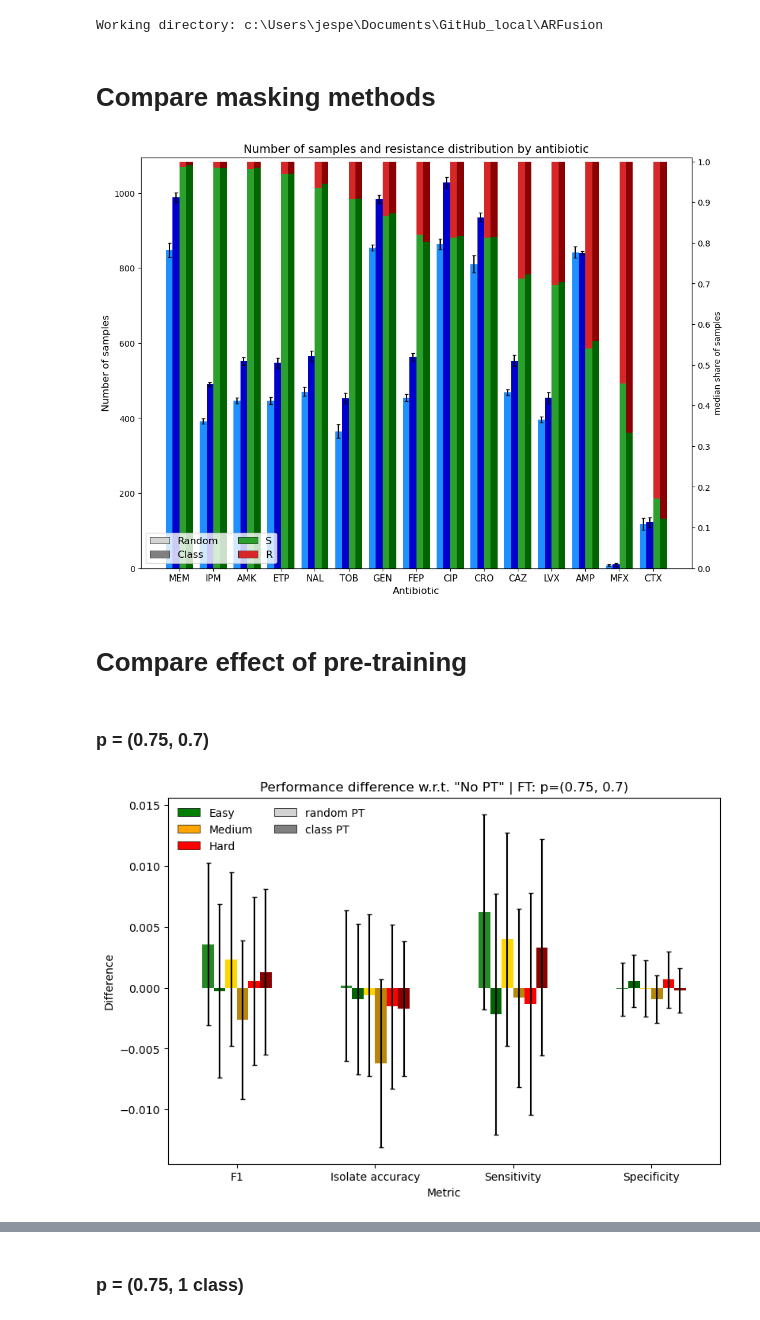
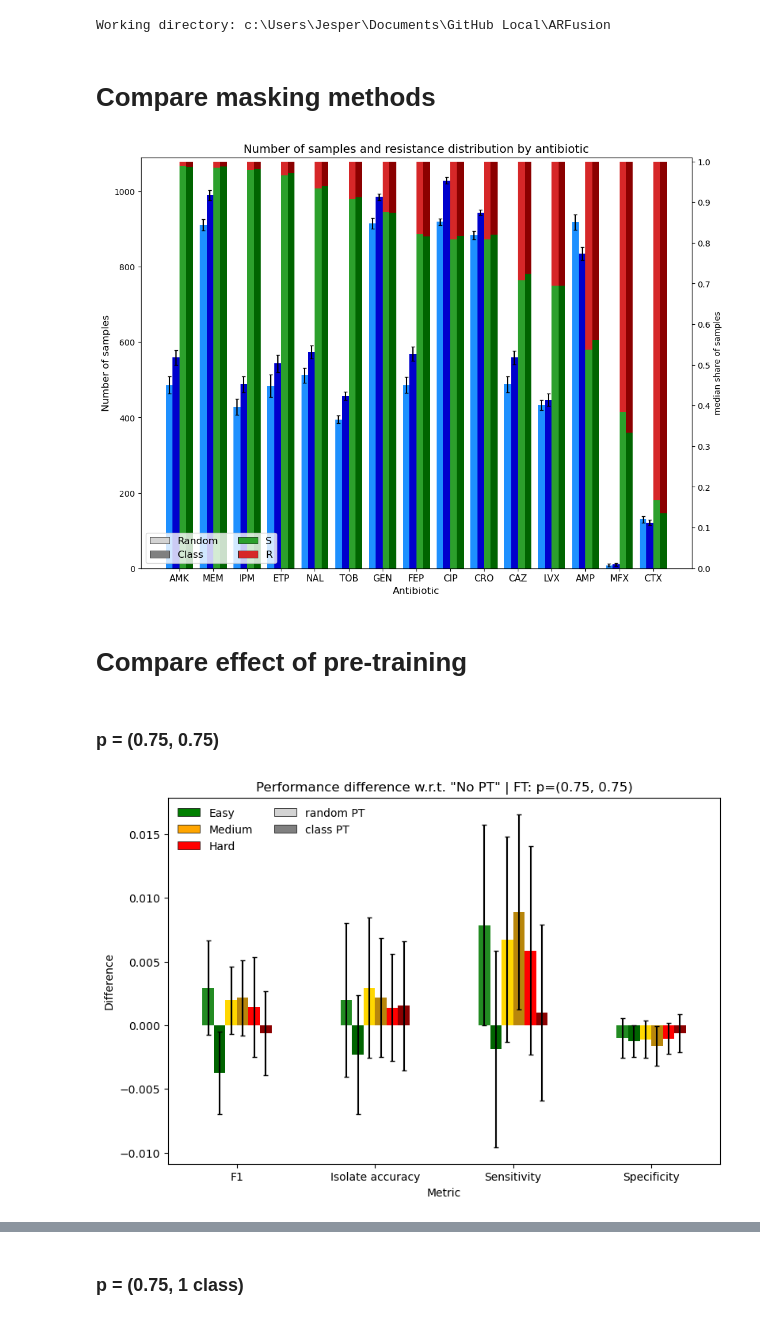
Before and after one commit to jespeols/ARFusion, a Jupyter notebook: overall_and_ab_analysis.ipynb, the cells around one changed output, grey strips where cells are left out. Cells and saved outputs as stored; diff of their text form; code cells hidden in the pictures.

Commit message:
update results analysis notebook and functions

```diff
--- a/overall_and_ab_analysis.ipynb
+++ b/overall_and_ab_analysis.ipynb
@@ -15,13 +15,15 @@ from utils import *
 BASE_DIR = Path(os.path.abspath(''))
 os.chdir(BASE_DIR)
 print(f'Working directory: {os.getcwd()}')
+
+save_results = False
 # %% [output]
-Working directory: c:\Users\jespe\Documents\GitHub_local\ARFusion
+Working directory: c:\Users\Jesper\Documents\GitHub Local\ARFusion
 # %% [markdown]
 # Compare masking methods
 # %%
-results_random = pd.read_pickle(os.path.join(BASE_DIR, 'results', 'MM', '15_ab', 'FT_noPT_0.75_0.7', 'CV_results.pkl'))
-results_class = pd.read_pickle(os.path.join(BASE_DIR, 'results', 'MM', '15_ab', 'FT_noPT_0.75_class', 'CV_results.pkl'))
+results_random = pd.read_pickle(os.path.join(BASE_DIR, 'results', 'MM', '2024_03_01', 'FT_noPT_0.75_0.75', 'CV_results.pkl'))
+results_class = pd.read_pickle(os.path.join(BASE_DIR, 'results', 'MM', '2024_03_01', 'FT_noPT_0.75_class', 'CV_results.pkl'))
 df_ab_random = get_ab_stats_df(results_random, with_ab_as_index=True)
 df_ab_class = get_ab_stats_df(results_class, with_ab_as_index=True)
 
@@ -76,42 +78,42 @@ ax2.legend(
     ncols=2
 )
 savepath = os.path.join(BASE_DIR, 'results', 'figures', 'M_02_28', 'ab_samples_and_resistance.png')
-plt.savefig(savepath, bbox_inches='tight', dpi=300, transparent=True)
+plt.savefig(savepath, bbox_inches='tight', dpi=300, transparent=True) if save_results else None
 plt.show()
 # %% [output]
-[figure, old version]
+[figure, new version]
 # %% [markdown]
 # Compare effect of pre-training
 # %%
 colors = ['slategray', 'forestgreen', 'darkgreen', 'gold', 'darkgoldenrod', 'red', 'darkred']
 drop_metrics = ['Loss', 'Accuracy']
 # %% [markdown]
-### p = (0.75, 0.7)
+### p = (0.75, 0.75)
 # %%
-df_CV, df_diff = load_and_create_abs_and_rel_diff_dfs('0.75_0.7')
+df_CV, df_diff = load_and_create_abs_and_rel_diff_dfs('0.75_0.75')
 # %%
 fig, ax = plt.subplots(figsize=(9, 6))
 df_diff.drop(drop_metrics).plot(kind='bar', y='avg', yerr='std', rot=0, figsize=(9, 6), color=colors[1:], ax=ax, capsize=2, ecolor='k')
-ax.set_title('Performance difference w.r.t. "No PT" | FT: p=(0.75, 0.7)')
+ax.set_title('Performance difference w.r.t. "No PT" | FT: p=(0.75, 0.75)')
 ax.set_xlabel('Metric')
 ax.set_ylabel('Difference')
 easy = Rectangle((0,0),1,1,fc='green', edgecolor='k', linewidth=0.5)
 medium = Rectangle((0,0),1,1,fc='orange', edgecolor='k', linewidth=0.5)
 hard = Rectangle((0,0),1,1,fc='red', edgecolor='k', linewidth=0.5)
 pt = Rectangle((0,0),1,1,fc='lightgrey', edgecolor='k', linewidth=0.5)
 cpt = Rectangle((0,0),1,1,fc='grey', edgecolor='k', linewidth=0.5)
 ax.legend(
     handles=[easy, medium, hard, pt, cpt],
     labels=['Easy', 'Medium', 'Hard', 'random PT', 'class PT'],
     ncols=2,
     framealpha=0,
     # loc='lower right',
 )
 savepath = os.path.join(BASE_DIR, 'results', 'figures', 'M_02_28', 'rnd0.7FT_rel_diff.png')
-plt.savefig(savepath, bbox_inches='tight', dpi=300, transparent=True)
+plt.savefig(savepath, bbox_inches='tight', dpi=300, transparent=True) if save_results else None
 plt.show()
 # %% [output]
-[figure, old version]
+[figure, new version]
 # %%
 fig, axes = plt.subplots(1, 2, figsize=(20, 6))
 
```
Also changed, not shown: parts of 49 cells of this notebook, 2 other files.
